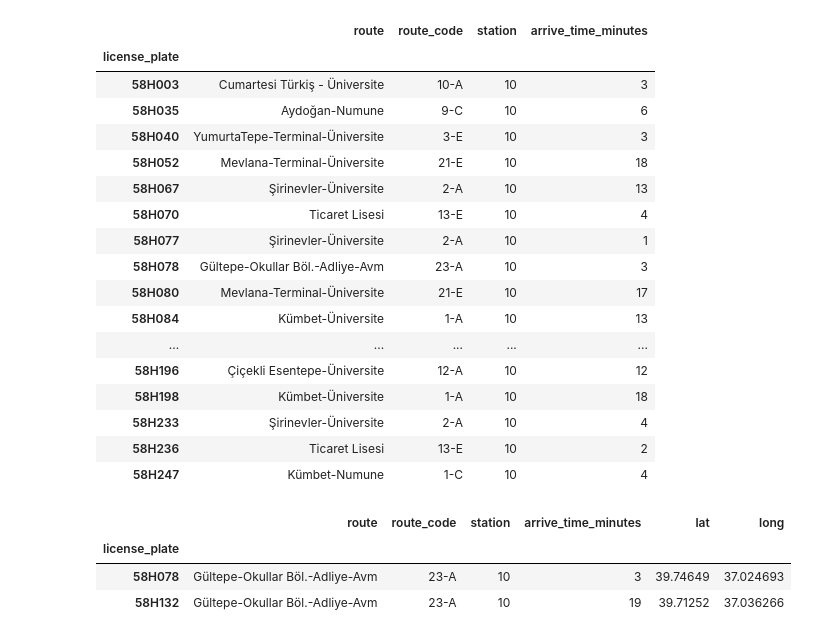
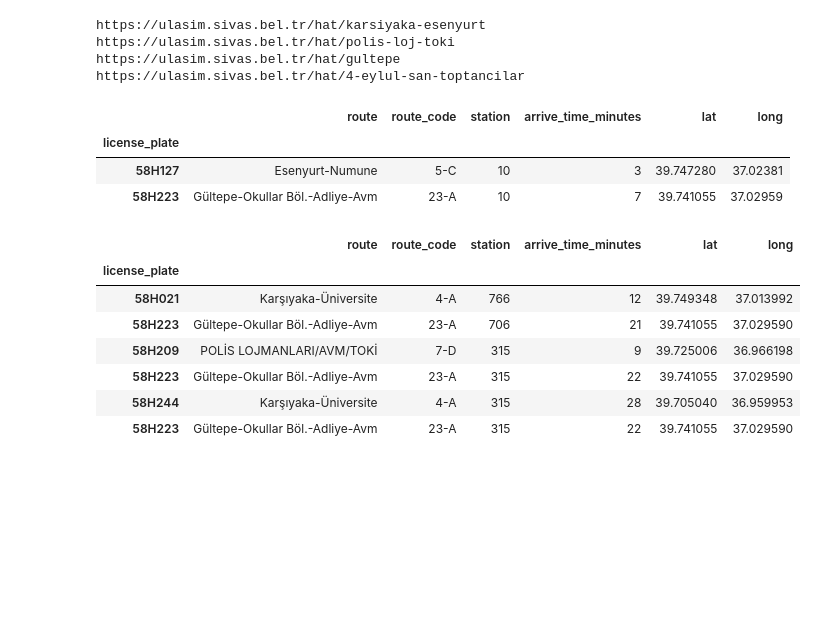
Before and after one commit to x-gkm/sivasbus, a Jupyter notebook: notebook.ipynb, the cells around one changed output. Saved outputs shown, nothing was run; the diff lists cells and outputs as text; code cells hidden in the pictures; blank space fills up the shorter version.

```diff
--- a/notebook.ipynb
+++ b/notebook.ipynb
@@ -53,30 +29,32 @@ buses
-# %%
-station = scraper.get_live_station(10)
-station
-# %% [output]
-|  | route | route_code | station | arrive_time_minutes |
-| license_plate |  |  |  |  |
-| 58H003 | Cumartesi Türkiş - Üniversite | 10-A | 10 | 3 |
-| 58H035 | Aydoğan-Numune | 9-C | 10 | 6 |
-| 58H040 | YumurtaTepe-Terminal-Üniversite | 3-E | 10 | 3 |
-| 58H052 | Mevlana-Terminal-Üniversite | 21-E | 10 | 18 |
-| 58H067 | Şirinevler-Üniversite | 2-A | 10 | 13 |
-| 58H070 | Ticaret Lisesi | 13-E | 10 | 4 |
-| 58H077 | Şirinevler-Üniversite | 2-A | 10 | 1 |
-| 58H078 | Gültepe-Okullar Böl.-Adliye-Avm | 23-A | 10 | 3 |
-| 58H080 | Mevlana-Terminal-Üniversite | 21-E | 10 | 17 |
-| 58H084 | Kümbet-Üniversite | 1-A | 10 | 13 |
-| ... | ... | ... | ... | ... |
-| 58H196 | Çiçekli Esentepe-Üniversite | 12-A | 10 | 12 |
-| 58H198 | Kümbet-Üniversite | 1-A | 10 | 18 |
-| 58H233 | Şirinevler-Üniversite | 2-A | 10 | 4 |
-| 58H236 | Ticaret Lisesi | 13-E | 10 | 2 |
-| 58H247 | Kümbet-Numune | 1-C | 10 | 4 |
-# %%
-joined = station.merge(buses.drop(columns=["route"]), on = "license_plate")
-joined
-# %% [output]
-|  | route | route_code | station | arrive_time_minutes | lat | long |
-| license_plate |  |  |  |  |  |  |
-| 58H078 | Gültepe-Okullar Böl.-Adliye-Avm | 23-A | 10 | 3 | 39.74649 | 37.024693 |
-| 58H132 | Gültepe-Okullar Böl.-Adliye-Avm | 23-A | 10 | 19 | 39.71252 | 37.036266 |
+# %%
+for line in lines:
+    print(f"{scraper.SITE_ROOT}/hat/{line}")
+# %% [output]
+https://ulasim.sivas.bel.tr/hat/karsiyaka-esenyurt
+https://ulasim.sivas.bel.tr/hat/polis-loj-toki
+https://ulasim.sivas.bel.tr/hat/gultepe
+https://ulasim.sivas.bel.tr/hat/4-eylul-san-toptancilar
+# %%
+# departures
+departures = s.get_live_buses_for_stations(10, lines)
+departures
+# %% [output]
+|  | route | route_code | station | arrive_time_minutes | lat | long |
+| license_plate |  |  |  |  |  |  |
+| 58H127 | Esenyurt-Numune | 5-C | 10 | 3 | 39.747280 | 37.02381 |
+| 58H223 | Gültepe-Okullar Böl.-Adliye-Avm | 23-A | 10 | 7 | 39.741055 | 37.02959 |
+# %%
+arrivals = pd.concat([
+    s.get_live_buses_for_stations([766, 706, 315], lines),
+    s.get_live_buses_for_stations(315, "gultepe")
+])
+arrivals
+# %% [output]
+|  | route | route_code | station | arrive_time_minutes | lat | long |
+| license_plate |  |  |  |  |  |  |
+| 58H021 | Karşıyaka-Üniversite | 4-A | 766 | 12 | 39.749348 | 37.013992 |
+| 58H223 | Gültepe-Okullar Böl.-Adliye-Avm | 23-A | 706 | 21 | 39.741055 | 37.029590 |
+| 58H209 | POLİS LOJMANLARI/AVM/TOKİ | 7-D | 315 | 9 | 39.725006 | 36.966198 |
+| 58H223 | Gültepe-Okullar Böl.-Adliye-Avm | 23-A | 315 | 22 | 39.741055 | 37.029590 |
+| 58H244 | Karşıyaka-Üniversite | 4-A | 315 | 28 | 39.705040 | 36.959953 |
+| 58H223 | Gültepe-Okullar Böl.-Adliye-Avm | 23-A | 315 | 22 | 39.741055 | 37.029590 |
```
Also changed, not shown: parts of 9 cells of this notebook.
